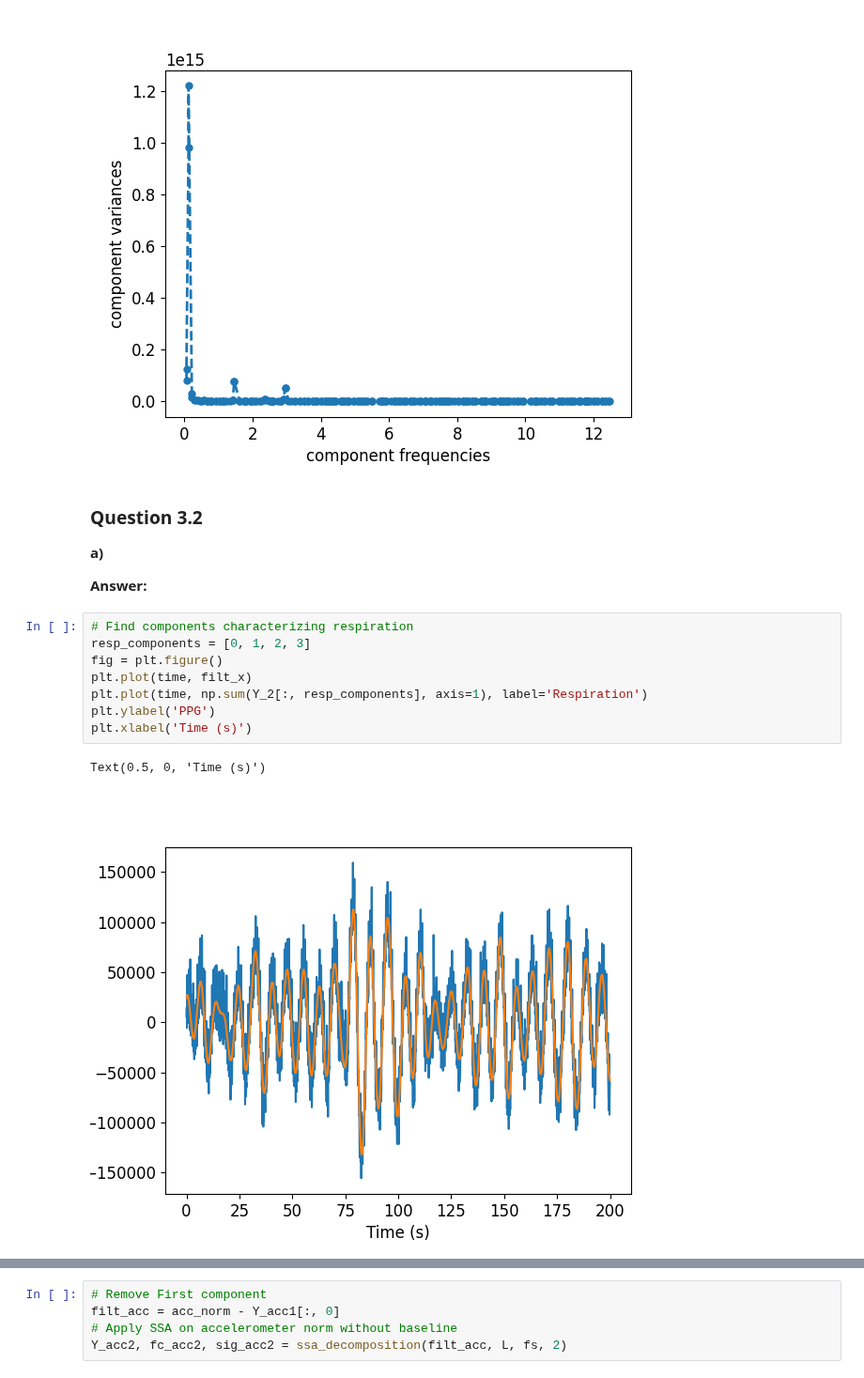
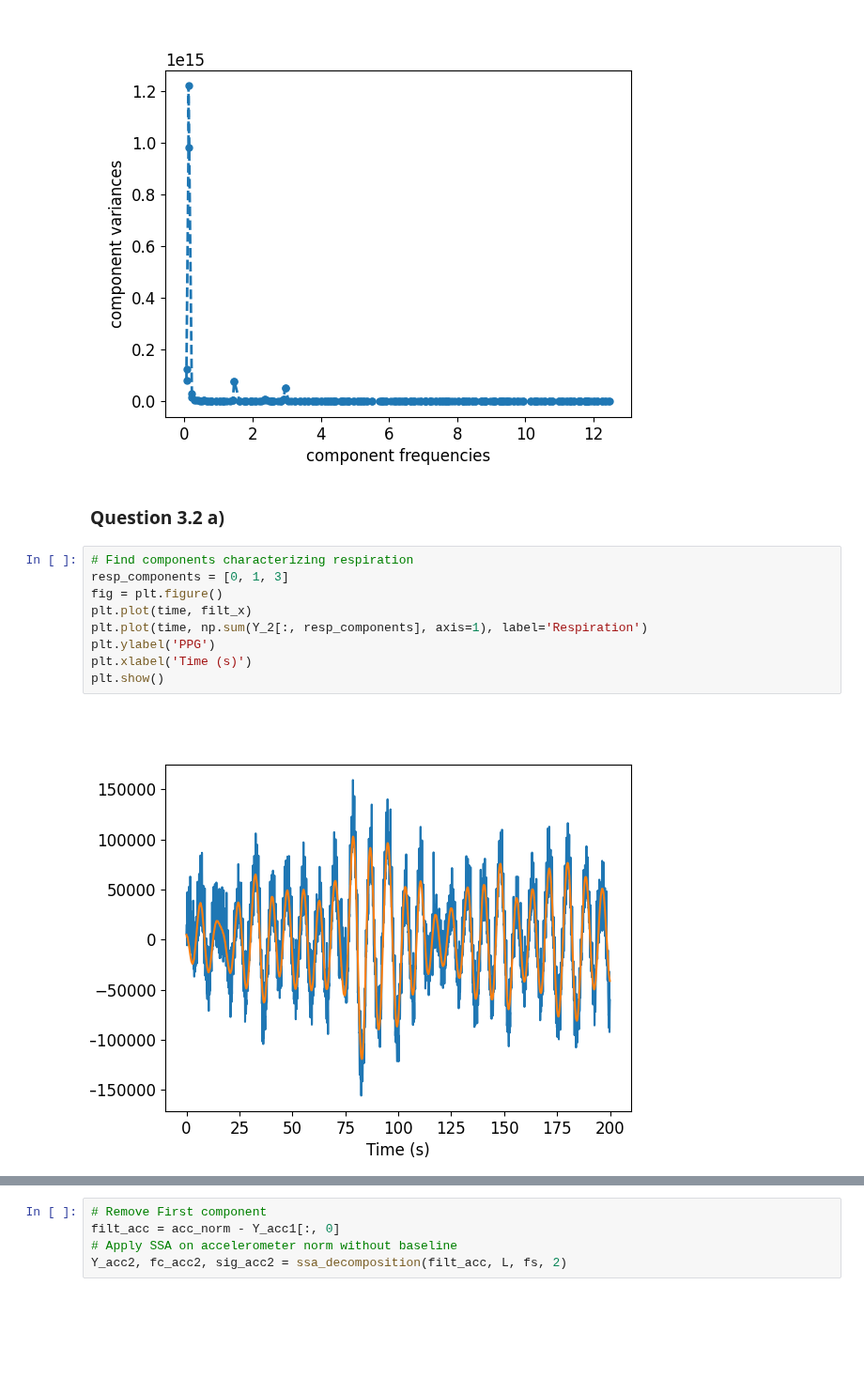
Before and after one commit to roduit/EE-512-Biomedical-signal-processing, a Jupyter notebook: labs/lab08/Jupyter/Experiment3.ipynb, the cells around one changed output, grey strips where cells are left out. Shown at 94% size. Saved outputs shown, nothing was run; the diff lists cells and outputs as text; blank space fills up the shorter version.

```diff
--- a/labs/lab08/Jupyter/Experiment3.ipynb
+++ b/labs/lab08/Jupyter/Experiment3.ipynb
@@ -78,20 +77,16 @@ filt_x = ppg - Y_1[:, 0]
 Y_2, fc_2, sig_2 = ssa_decomposition(filt_x, L, fs, 2)
 # %% [output]
 [figure]
-# %% [markdown]
-### Question 3.2
-
-**a)**
-
-**Answer:**
+# %% [markdown]
+### Question 3.2 a)
 # %%
 # Find components characterizing respiration
-resp_components = [0, 1, 2, 3]
+resp_components = [0, 1, 3]
 fig = plt.figure()
 plt.plot(time, filt_x)
 plt.plot(time, np.sum(Y_2[:, resp_components], axis=1), label='Respiration')
 plt.ylabel('PPG')
 plt.xlabel('Time (s)')
+plt.show()
 # %% [output]
-Text(0.5, 0, 'Time (s)')
-[figure, old version]
+[figure, new version]
```
Also changed, not shown: parts of 14 cells of this notebook.
